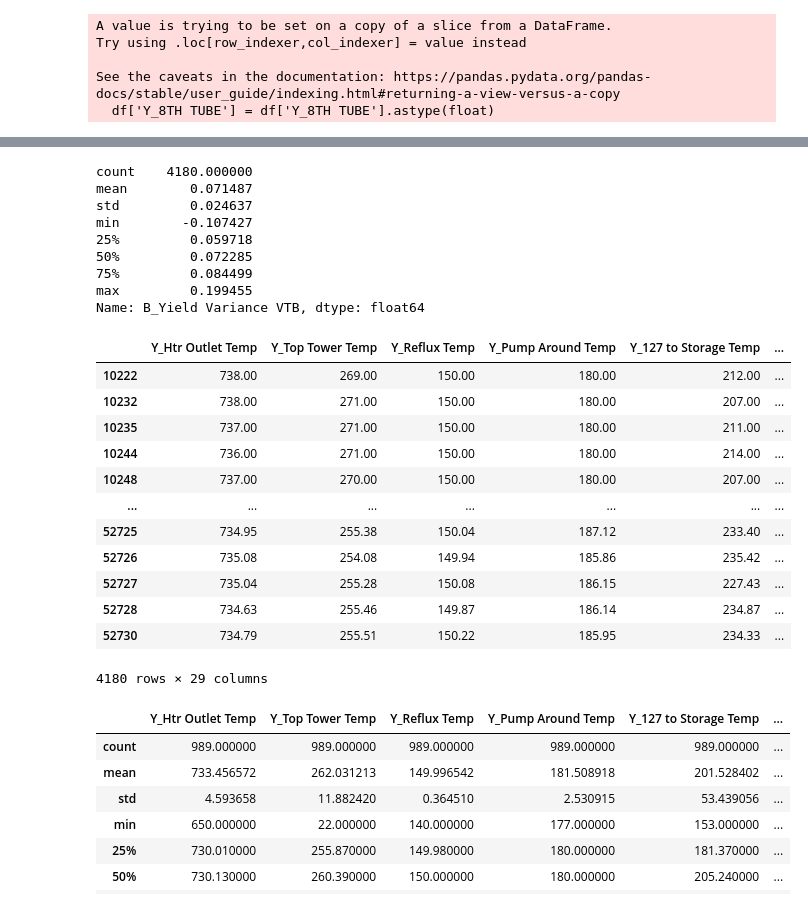
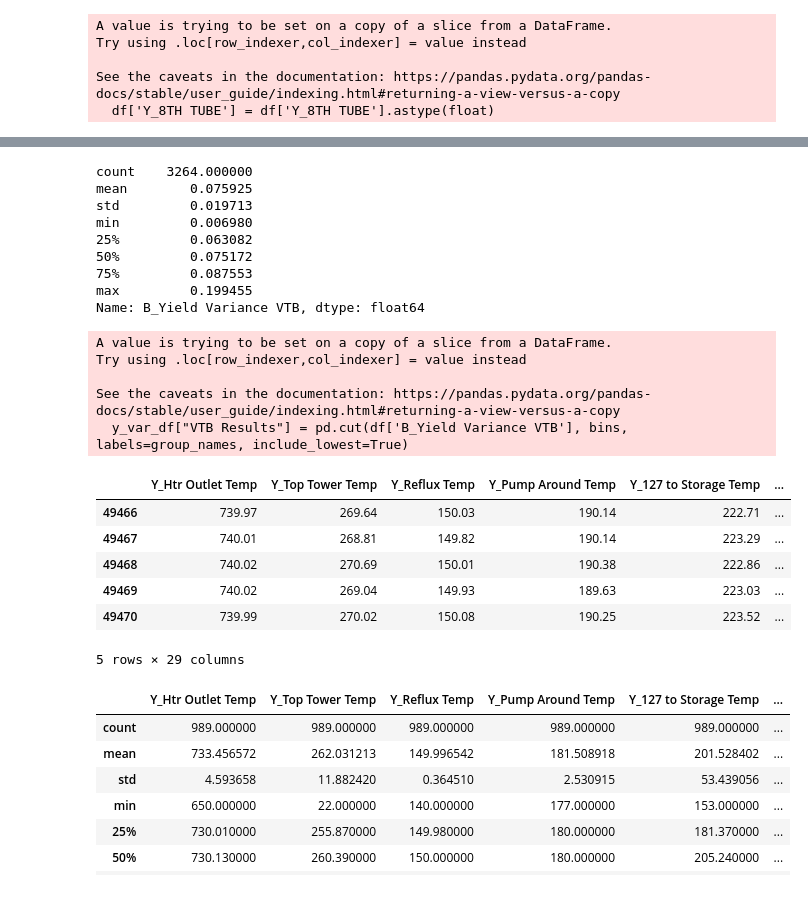
Before and after one commit to JPHebert32/MPO, a Jupyter notebook: data.ipynb, the cells around one changed output, grey strips where cells are left out. Cells and saved outputs as stored; diff of their text form; code cells hidden in the pictures.

```diff
--- a/data.ipynb
+++ b/data.ipynb
@@ -95,0 +99,3 @@ See the caveats in the documentation: https://pandas.pydata.org/pandas-docs/stab
+# %%
+data_2020_df = df[data_2020]
+print(data_2020_df.shape)
@@ -96,6 +117,6 @@ See the caveats in the documentation: https://pandas.pydata.org/pandas-docs/stab
 # %%
 # Keep on Y_value Columns
-df = df[['Y_Htr Outlet Temp', 'Y_Top Tower Temp', 'Y_Reflux Temp', 'Y_Pump Around Temp',
+y_var_df = data_2020_df[['Y_Htr Outlet Temp', 'Y_Top Tower Temp', 'Y_Reflux Temp', 'Y_Pump Around Temp',
        'Y_127 to Storage Temp', 'Y_140 to Storage Temp','Y_152 to Storage Temp', 'Y_160 to Storage Temp',
        'Y_VTB to Storage Temp', 'Y_127 Strip Lvl Pcnt', 'Y_140 Strip Lvl Pcnt', 'Y_152 Strip Lvl Pcnt',
        'Y_160 Strip Lvl Pcnt', 'Y_Vacuum Charge Flow', 'Y_REFLUX', 'Y_PUMP AROUND', 'Y_Wash Flow', 'Y_127 to Storage Flow',
@@ -121,35 +136,34 @@ df
 # %%
-df['B_Yield Variance VTB'].describe()
+y_var_df['B_Yield Variance VTB'].describe()
 # %% [output]
-count    4180.000000
-mean        0.071487
-std         0.024637
-min        -0.107427
-25%         0.059718
-50%         0.072285
-75%         0.084499
+count    3264.000000
+mean        0.075925
+std         0.019713
+min         0.006980
+25%         0.063082
+50%         0.075172
+75%         0.087553
 max         0.199455
 Name: B_Yield Variance VTB, dtype: float64
 # %%
-bins = [-0.107427, 0, 0.059718, 0.072285, 0.084499, 0.199455]
+bins = [0, 0.059718, 0.072285, 0.084499, 0.199455]
 # %%
 # Create the names for the five bins
-group_names = ["Invalid", "Best", "Better", "Acceptable", "Not Acceptable"]
+group_names = ["Best", "Better", "Acceptable", "Not Acceptable"]
 # %%
-df["VTB Results"] = pd.cut(df['B_Yield Variance VTB'], bins, labels=group_names, include_lowest=True)
-df
+y_var_df["VTB Results"] = pd.cut(df['B_Yield Variance VTB'], bins, labels=group_names, include_lowest=True)
+y_var_df.head()
 # %% [output]
+A value is trying to be set on a copy of a slice from a DataFrame.
+Try using .loc[row_indexer,col_indexer] = value instead
+
+See the caveats in the documentation: https://pandas.pydata.org/pandas-docs/stable/user_guide/indexing.html#returning-a-view-versus-a-copy
+  y_var_df["VTB Results"] = pd.cut(df['B_Yield Variance VTB'], bins, labels=group_names, include_lowest=True)
 |  | Y_Htr Outlet Temp | Y_Top Tower Temp | Y_Reflux Temp | Y_Pump Around Temp | Y_127 to Storage Temp | ... |
-| 10222 | 738.00 | 269.00 | 150.00 | 180.00 | 212.00 | ... |
-| 10232 | 738.00 | 271.00 | 150.00 | 180.00 | 207.00 | ... |
-| 10235 | 737.00 | 271.00 | 150.00 | 180.00 | 211.00 | ... |
-| 10244 | 736.00 | 271.00 | 150.00 | 180.00 | 214.00 | ... |
-| 10248 | 737.00 | 270.00 | 150.00 | 180.00 | 207.00 | ... |
-| ... | ... | ... | ... | ... | ... | ... |
-| 52725 | 734.95 | 255.38 | 150.04 | 187.12 | 233.40 | ... |
-| 52726 | 735.08 | 254.08 | 149.94 | 185.86 | 235.42 | ... |
-| 52727 | 735.04 | 255.28 | 150.08 | 186.15 | 227.43 | ... |
-| 52728 | 734.63 | 255.46 | 149.87 | 186.14 | 234.87 | ... |
-| 52730 | 734.79 | 255.51 | 150.22 | 185.95 | 234.33 | ... |
+| 49466 | 739.97 | 269.64 | 150.03 | 190.14 | 222.71 | ... |
+| 49467 | 740.01 | 268.81 | 149.82 | 190.14 | 223.29 | ... |
+| 49468 | 740.02 | 270.69 | 150.01 | 190.38 | 222.86 | ... |
+| 49469 | 740.02 | 269.04 | 149.93 | 189.63 | 223.03 | ... |
+| 49470 | 739.99 | 270.02 | 150.08 | 190.25 | 223.52 | ... |
-4180 rows × 29 columns
+5 rows × 29 columns
 # %%
```
Also changed, not shown: parts of 41 cells of this notebook.
